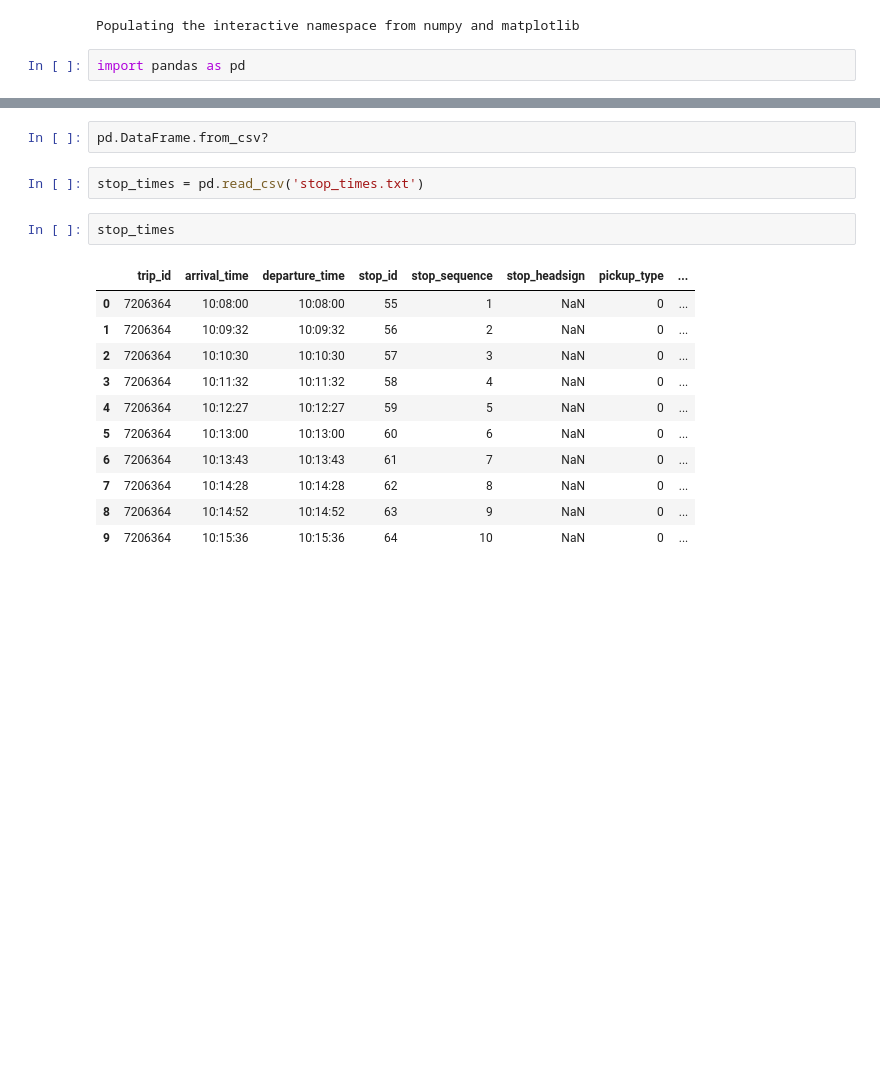
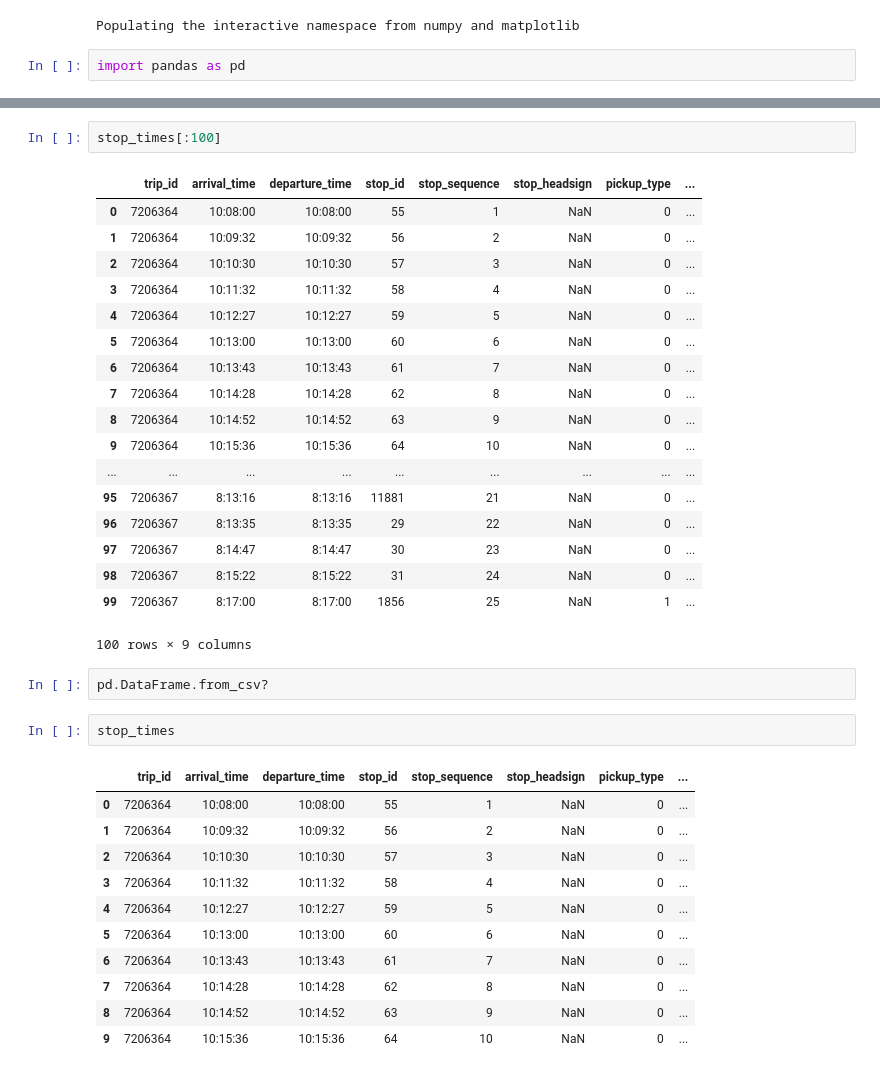
Before and after one commit to jrs65/transit_project, a Jupyter notebook: transit_parsing.ipynb, the cells around one changed output, grey strips where cells are left out. Saved outputs shown, nothing was run; the diff lists cells and outputs as text; blank space fills up the shorter version.

```diff
--- a/transit_parsing.ipynb
+++ b/transit_parsing.ipynb
@@ -78,7 +226,26 @@ stop_times[:10]
+# %%
+stop_times[:100]
+# %% [output]
+|  | trip_id | arrival_time | departure_time | stop_id | stop_sequence | stop_headsign | pickup_type | ... |
+| 0 | 7206364 | 10:08:00 | 10:08:00 | 55 | 1 | NaN | 0 | ... |
+| 1 | 7206364 | 10:09:32 | 10:09:32 | 56 | 2 | NaN | 0 | ... |
+| 2 | 7206364 | 10:10:30 | 10:10:30 | 57 | 3 | NaN | 0 | ... |
+| 3 | 7206364 | 10:11:32 | 10:11:32 | 58 | 4 | NaN | 0 | ... |
+| 4 | 7206364 | 10:12:27 | 10:12:27 | 59 | 5 | NaN | 0 | ... |
+| 5 | 7206364 | 10:13:00 | 10:13:00 | 60 | 6 | NaN | 0 | ... |
+| 6 | 7206364 | 10:13:43 | 10:13:43 | 61 | 7 | NaN | 0 | ... |
+| 7 | 7206364 | 10:14:28 | 10:14:28 | 62 | 8 | NaN | 0 | ... |
+| 8 | 7206364 | 10:14:52 | 10:14:52 | 63 | 9 | NaN | 0 | ... |
+| 9 | 7206364 | 10:15:36 | 10:15:36 | 64 | 10 | NaN | 0 | ... |
+| ... | ... | ... | ... | ... | ... | ... | ... | ... |
+| 95 | 7206367 | 8:13:16 | 8:13:16 | 11881 | 21 | NaN | 0 | ... |
+| 96 | 7206367 | 8:13:35 | 8:13:35 | 29 | 22 | NaN | 0 | ... |
+| 97 | 7206367 | 8:14:47 | 8:14:47 | 30 | 23 | NaN | 0 | ... |
+| 98 | 7206367 | 8:15:22 | 8:15:22 | 31 | 24 | NaN | 0 | ... |
+| 99 | 7206367 | 8:17:00 | 8:17:00 | 1856 | 25 | NaN | 1 | ... |
+100 rows × 9 columns
 # %%
 pd.DataFrame.from_csv?
-# %%
-stop_times = pd.read_csv('stop_times.txt')
 # %%
 stop_times
 # %% [output]
```
Also changed, not shown: parts of 43 cells of this notebook.
